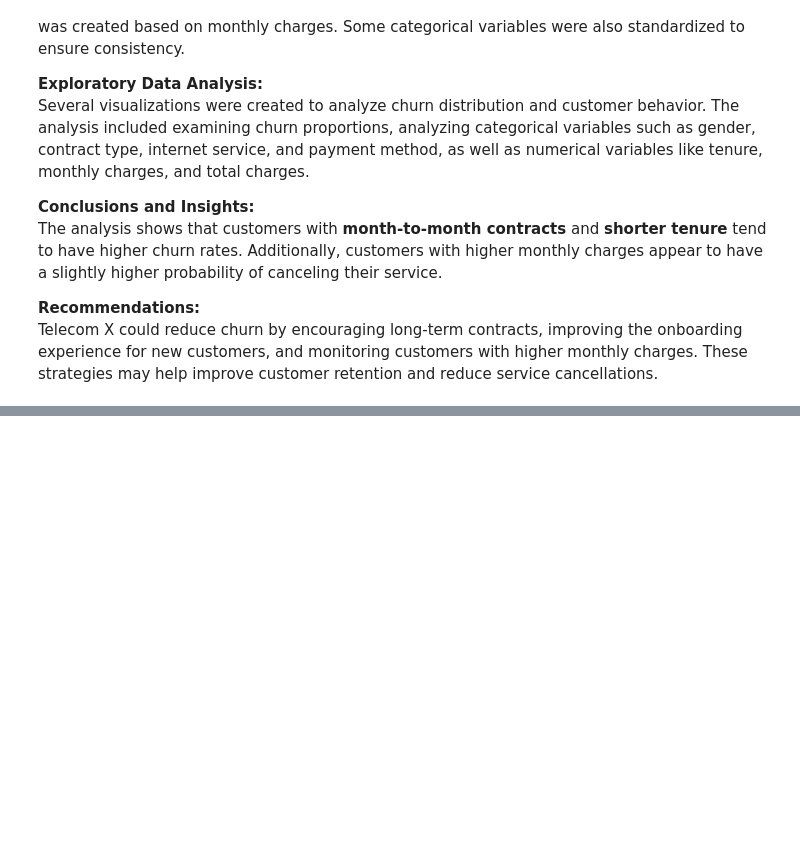
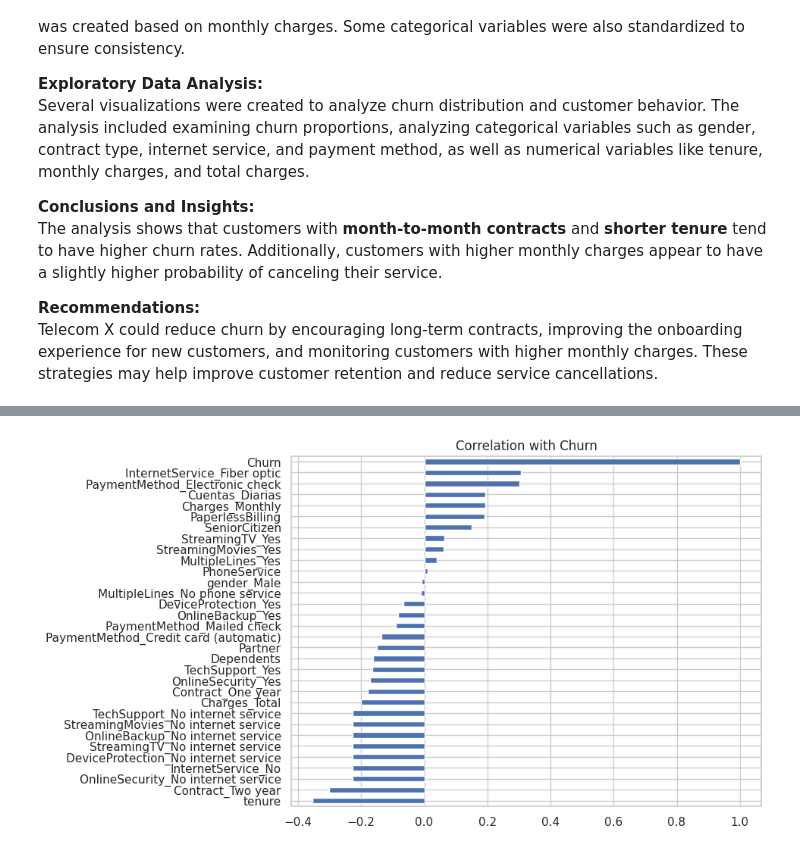
Before and after one commit to lissettzuniga/data-science-course, a Jupyter notebook: projects/telecom_x_churn_analysis/Telecom X.ipynb, the cells around one changed output, grey strips where cells are left out. Saved outputs shown, nothing was run; the diff lists cells and outputs as text; code cells hidden in the pictures; blank space fills up the shorter version.

```diff
--- a/projects/telecom_x_churn_analysis/Telecom X.ipynb
+++ b/projects/telecom_x_churn_analysis/Telecom X.ipynb
@@ -546,0 +805,10 @@ Telecom X could reduce churn by encouraging long-term contracts, improving the o
+# %%
+plt.figure(figsize=(8,6))
+
+correlation_matrix['Churn'].sort_values().plot(kind='barh')
+
+plt.title("Correlation with Churn")
+
+plt.show()
+# %% [output]
+[figure, added]
```
Also changed, not shown: parts of 70 cells of this notebook.
